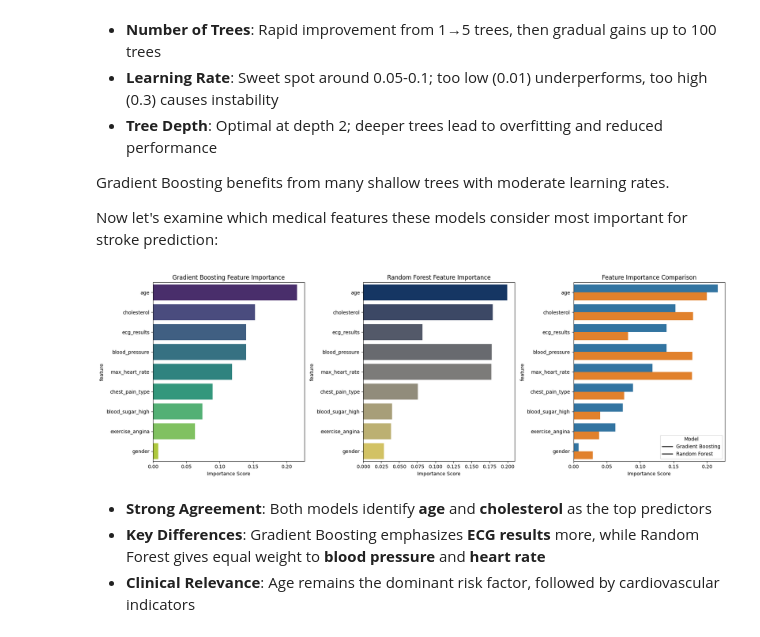
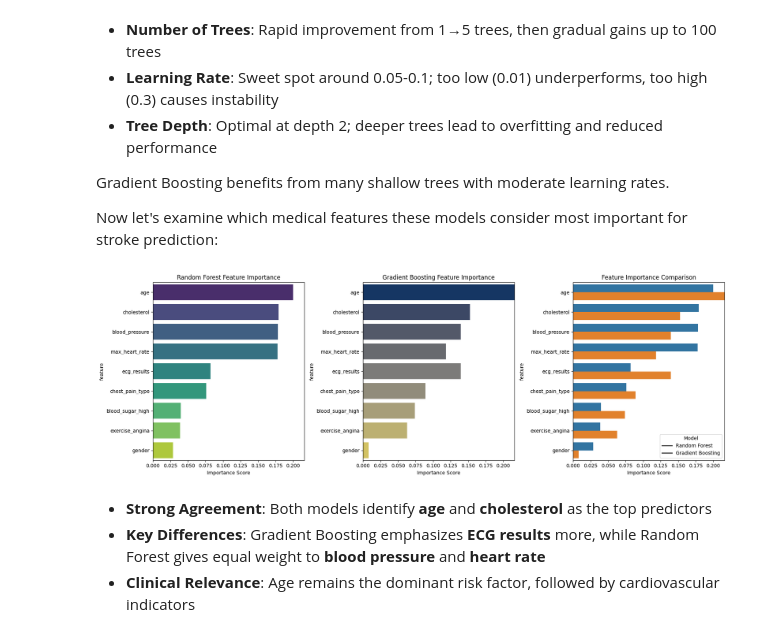
Before and after one commit to Jamoser123/PNR_Advanced_DataScience, a Jupyter notebook: 5_Decision_Trees_Random_Forest/HandsOn_Decision_Trees.ipynb, the cells around one changed output. Cells and saved outputs as stored; diff of their text form; code cells hidden in the pictures.

```diff
--- a/5_Decision_Trees_Random_Forest/HandsOn_Decision_Trees.ipynb
+++ b/5_Decision_Trees_Random_Forest/HandsOn_Decision_Trees.ipynb
@@ -696,46 +479,10 @@ plt.show()
 Gradient Boosting benefits from many shallow trees with moderate learning rates.
 
 Now let's examine which medical features these models consider most important for stroke prediction:
-# %%
-# Get feature importances for Random Forest and Gradient Boosting
-importance_comparison = pd.DataFrame({
-    'feature': X.columns,
-    'gradient_boosting': models['Gradient Boosting'].feature_importances_,
-    'random_forest': models['Random Forest'].feature_importances_
-}).sort_values('gradient_boosting', ascending=False)
-
-# Visualize feature importance comparison
-fig, axes = plt.subplots(1, 3, figsize=(18, 6))
-
-# Gradient Boosting importance
-sns.barplot(data=importance_comparison, x='gradient_boosting', y='feature',
-           palette='viridis', ax=axes[0])
-axes[0].set_title('Gradient Boosting Feature Importance')
-axes[0].set_xlabel('Importance Score')
-
-# Random Forest importance
-sns.barplot(data=importance_comparison, x='random_forest', y='feature',
-           palette='cividis', ax=axes[1])
-axes[1].set_title('Random Forest Feature Importance')
-axes[1].set_xlabel('Importance Score')
-
-# Comparison of both methods
-importance_melted = importance_comparison.melt(
-    id_vars=['feature'],
-    value_vars=['gradient_boosting', 'random_forest'],
-    var_name='model', value_name='importance'
-)
-
-sns.barplot(data=importance_melted, x='importance', y='feature',
-           hue='model', ax=axes[2])
-axes[2].set_title('Feature Importance Comparison')
-axes[2].set_xlabel('Importance Score')
-axes[2].legend(title='Model', labels=['Gradient Boosting', 'Random Forest'])
-
-plt.tight_layout()
-plt.show()
-# %% [output]
-[figure, removed]
+# %%
+compare_feature_importance(X, rf, 'Random Forest', gb, 'Gradient Boosting')
+# %% [output]
+[figure, added]
 # %% [markdown]
 - **Strong Agreement**: Both models identify **age** and **cholesterol** as the top predictors
 - **Key Differences**: Gradient Boosting emphasizes **ECG results** more, while Random Forest gives equal weight to **blood pressure** and **heart rate**
```
Also changed, not shown: parts of 29 cells of this notebook, 1 other file.
